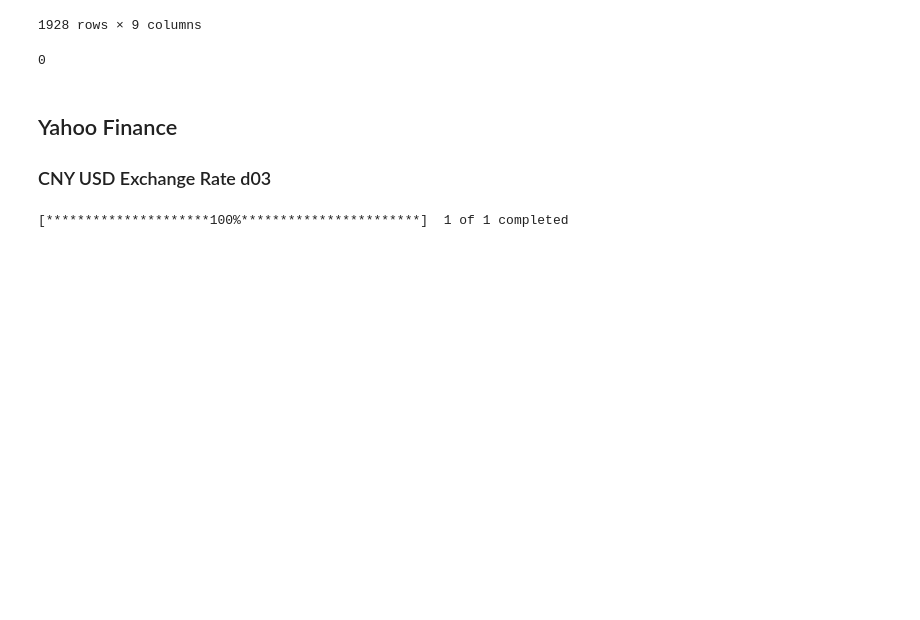
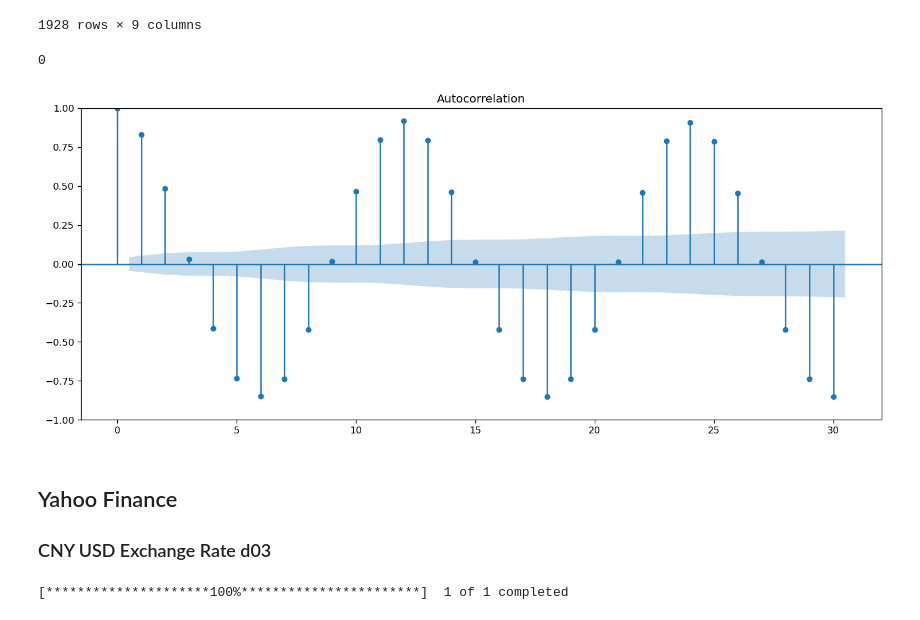
Before and after one commit to ProfiterolePuff/nvita, a Jupyter notebook: experiments/step1_preprocessing.ipynb, the cells around one changed output. Drawn from its saved outputs; the diff is of its cells as text; code cells hidden in the pictures; blank space fills up the shorter version.

```diff
--- a/experiments/step1_preprocessing.ipynb
+++ b/experiments/step1_preprocessing.ipynb
@@ -110,6 +118,10 @@ df2.isnull().values.sum()
 0
 # %%
 df2.to_csv(os.path.join(PATH_CLEAN, "NZTemp.csv"), index = False)
+# %%
+acf_df2 = plot_acf(df2["Auckland"].values, lags=30)
+# %% [output]
+[figure, added]
 # %% [markdown]
 ## Yahoo Finance
 ### CNY USD Exchange Rate d03
```
Also changed, not shown: parts of 5 cells of this notebook, 10 other files.
